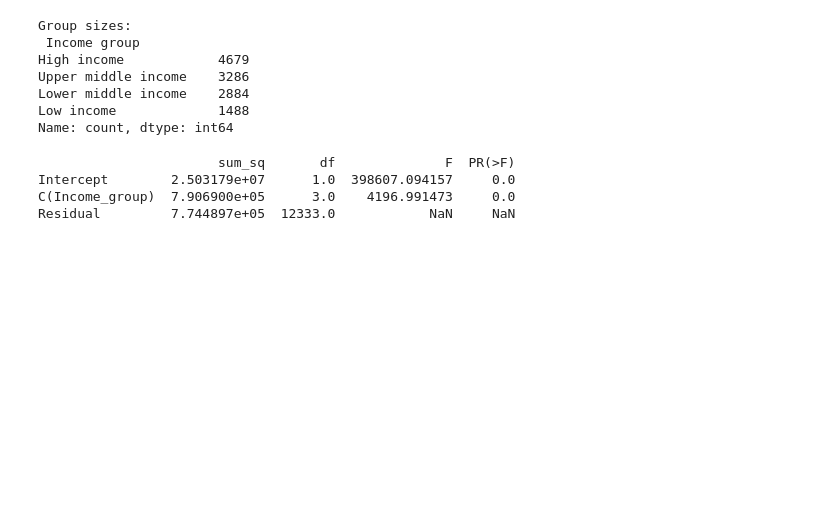
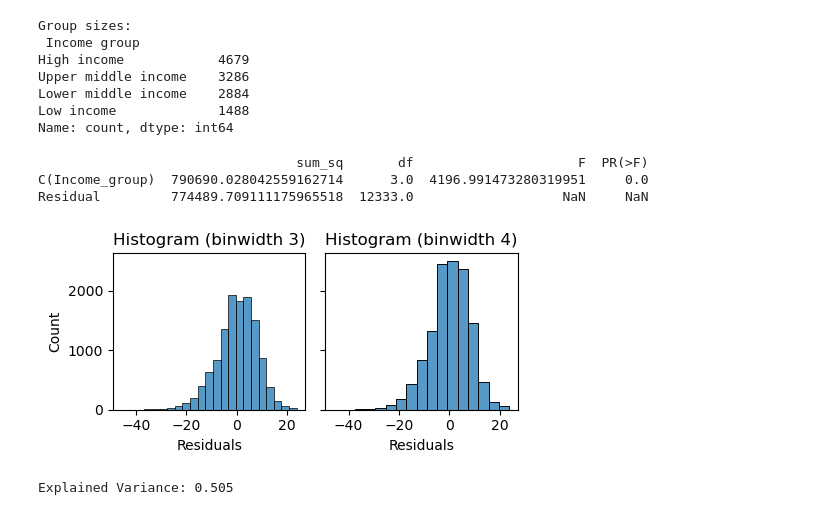
Before and after one commit to kellymegan/ASDA_2025_Group_2_Portfolio_, a Jupyter notebook: notebooks/week_05_group_2_notebook.ipynb, the cells around one changed output. Saved outputs shown, nothing was run; the diff lists cells and outputs as text; code cells hidden in the pictures; blank space fills up the shorter version.

Commit message:
add anova

```diff
--- a/notebooks/week_05_group_2_notebook.ipynb
+++ b/notebooks/week_05_group_2_notebook.ipynb
@@ -6,15 +6,16 @@ import seaborn as sns
 from statsmodels.formula.api import ols
 from statsmodels.stats.anova import anova_lm
 
-df_wbdi = pd.read_csv('datasets/world_bank_development_indicators.csv')
+# The file has .xlsx extension, so use read_excel instead of read_csv to avoid UnicodeDecodeError
+df_wbdi = pd.read_csv('/Users/megankelly/ASDA/ASDA_2025_Group_2_Portfolio_-1/datasets/world_bank_development_indicators.csv')
 
-df_income = pd.ExcelFile('datasets/income.xlsx')
+df_income = pd.ExcelFile('/Users/megankelly/ASDA/ASDA_2025_Group_2_Portfolio_-1/datasets/income.xlsx')
 
 # Display sheet names in the Excel file
 print("Sheet names in the Excel file:", df_income.sheet_names)
 
 df_income_economies = pd.read_excel(df_income, sheet_name='List of economies')
-df_income_composition = pd.read_excel(df_income, sheet_name='composition')
+#df_income_composition = pd.read_excel(df_income, sheet_name='composition')
 #df_income_notes = pd.read_excel(df_income, sheet_name='notes')
 # %% [output]
 Sheet names in the Excel file: ['List of economies', 'composition', 'notes']
@@ -163,18 +164,64 @@ Name: count, dtype: int64
 # Rename income group to Income_group
 df_wbdi = df_wbdi.rename(columns={'Income group': 'Income_group'})
 # %%
-# # Run an ANOVA with interactions
+
 from statsmodels.formula.api import ols
 from statsmodels.stats.anova import anova_lm
+from statsmodels.stats.multicomp import pairwise_tukeyhsd
 
+# Run an ANOVA
 formula = 'life_expectancy_at_birth ~ C(Income_group)'
 model = ols(formula, data=df_wbdi).fit()
-anova_table = sm.stats.anova_lm(model, typ=3)
+anova_table = anova_lm(model, typ=2)
 print(anova_table)
 
 # we reject the null hypothesis as the p-value is less than 0.05
+# There are significant differences in life expectancy at birth between different income groups.
 # %% [output]
-                       sum_sq       df              F  PR(>F)
-Intercept        2.503179e+07      1.0  398607.094157     0.0
-C(Income_group)  7.906900e+05      3.0    4196.991473     0.0
-Residual         7.744897e+05  12333.0            NaN     NaN
+                                 sum_sq       df                     F  PR(>F)
+C(Income_group)  790690.028042559162714      3.0  4196.991473280319951     0.0
+Residual         774489.709111175965518  12333.0                   NaN     NaN
+# %%
+# Inspect the residuals
+# Extract the residuals from the model
+res = model.resid
+
+# Set up 2 subplots
+fig, axes = plt.subplots(1, 2, figsize=(5, 2.5), sharey=True)
+
+# Plot the residuals with bin width of 3
+sns.histplot(res, binwidth=3, ax=axes[0])
+axes[0].set_title('Histogram (binwidth 3)')
+axes[0].set_xlabel('Residuals')
+axes[0].set_ylabel('Count')
+
+# Plot the residuals with bin width of 4
+sns.histplot(res, binwidth=4, ax=axes[1])
+axes[1].set_title('Histogram (binwidth 4)')
+axes[1].set_xlabel('Residuals')
+
+# Adjust layout
+plt.tight_layout()
+plt.show()
+
+# The residuals appear to be approximately normally distributed,
+# which supports the validity of the ANOVA results.
+# %% [output]
+[figure, added]
+# %%
+# Interpretation of results
+# Extract the sum of squares values for the model and residuals
+SS_model = anova_table['sum_sq'].iloc[:-1].sum()
+SS_residual = anova_table['sum_sq'].iloc[-1]
+
+# Total sum of squares
+SS_total = SS_model + SS_residual
+
+# Explained variance
+explained_variance = SS_model / SS_total
+print(f'Explained Variance: {explained_variance:.3f}')
+
+# The sum of squares shows us how much variation is explained by the income group factor.
+# It shows that approximately 50,5% of the variance in life expectancy at birth can be explained by differences in income groups.
+# %% [output]
+Explained Variance: 0.505
```
Also changed, not shown: parts of 2 cells of this notebook.
